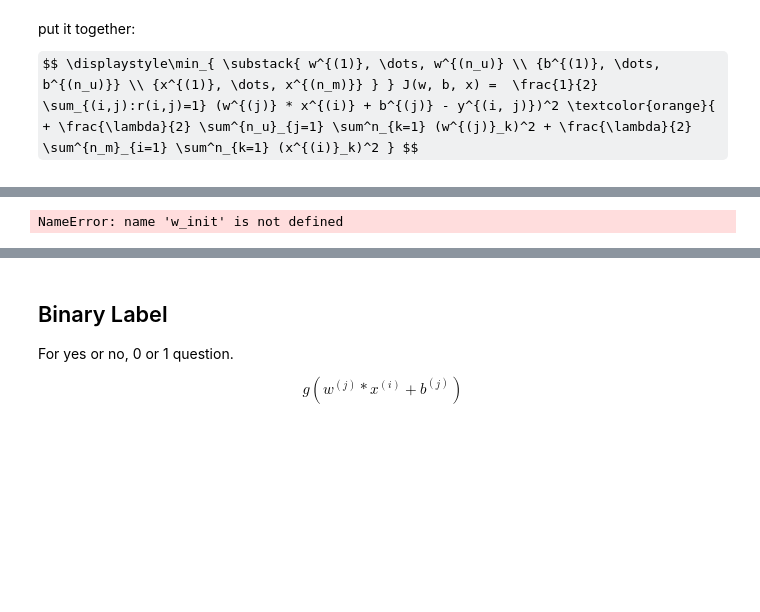
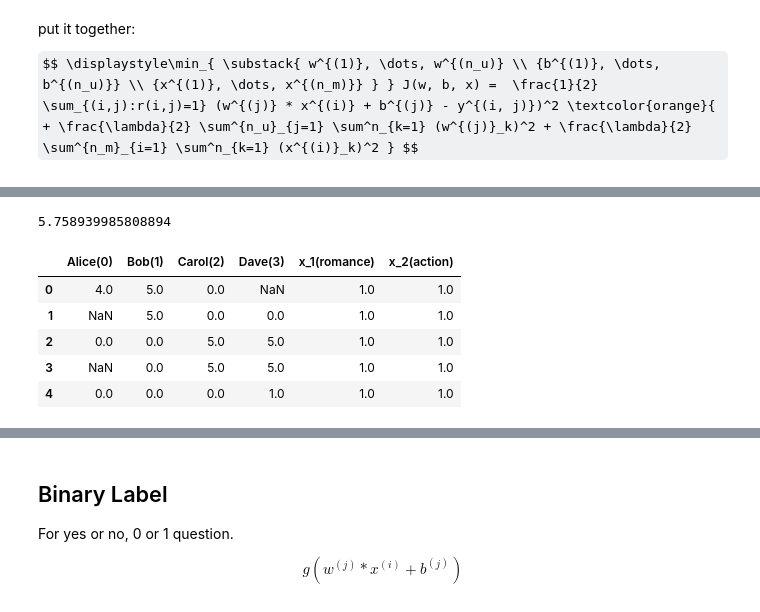
Before and after one commit to lumlong/ML_Learning, a Jupyter notebook: Recommendation.ipynb, the cells around one changed output, grey strips where cells are left out. Saved outputs shown, nothing was run; the diff lists cells and outputs as text; code cells hidden in the pictures; some formulas as TeX source; blank space fills up the shorter version.

```diff
--- a/Recommendation.ipynb
+++ b/Recommendation.ipynb
@@ -452,6 +557,6 @@ def gradient_descent(input, X, w, b, iter, lambda_, alpha, pred_func, cost_func)
+# %%
+cost_hist[-1]
+# %% [output]
+5.758939985808894
 # %%
-
-
-w_out, b_out, X_out = gradient_descent(input=rating, X=feature, w=w_init, b=b_init, iter=iter, lambda_=lambda_, alpha=alpha, pred_func=linear_regression, cost_func=collaborative_cost)
+# W_out, b_out, X_out, cost_hist = gradient_descent(input=rating, X_in=feature, W_in=w_init, b_in=b_init, iter=10000, lambda_=lambda_, alpha=alpha, pred_func=linear_regression, cost_func=collaborative_cost_v)
-# %% [output]
-NameError: name 'w_init' is not defined
@@ -458 +565,13 @@ NameError: name 'w_init' is not defined
+# %%
+Y_df = pd.DataFrame(Y, columns=['Alice(0)', 'Bob(1)', 'Carol(2)', 'Dave(3)'])
+X_df = pd.DataFrame(X, columns=['x_1(romance)', 'x_2(action)'])
+table_df = pd.concat([Y_df, X_df], axis=1)
+table_df
+# %% [output]
+|  | Alice(0) | Bob(1) | Carol(2) | Dave(3) | x_1(romance) | x_2(action) |
+| 0 | 4.0 | 5.0 | 0.0 | NaN | 1.0 | 1.0 |
+| 1 | NaN | 5.0 | 0.0 | 0.0 | 1.0 | 1.0 |
+| 2 | 0.0 | 0.0 | 5.0 | 5.0 | 1.0 | 1.0 |
+| 3 | NaN | 0.0 | 5.0 | 5.0 | 1.0 | 1.0 |
+| 4 | 0.0 | 0.0 | 0.0 | 1.0 | 1.0 | 1.0 |
 # %%
```
Also changed, not shown: parts of 27 cells of this notebook, 1 other file.
